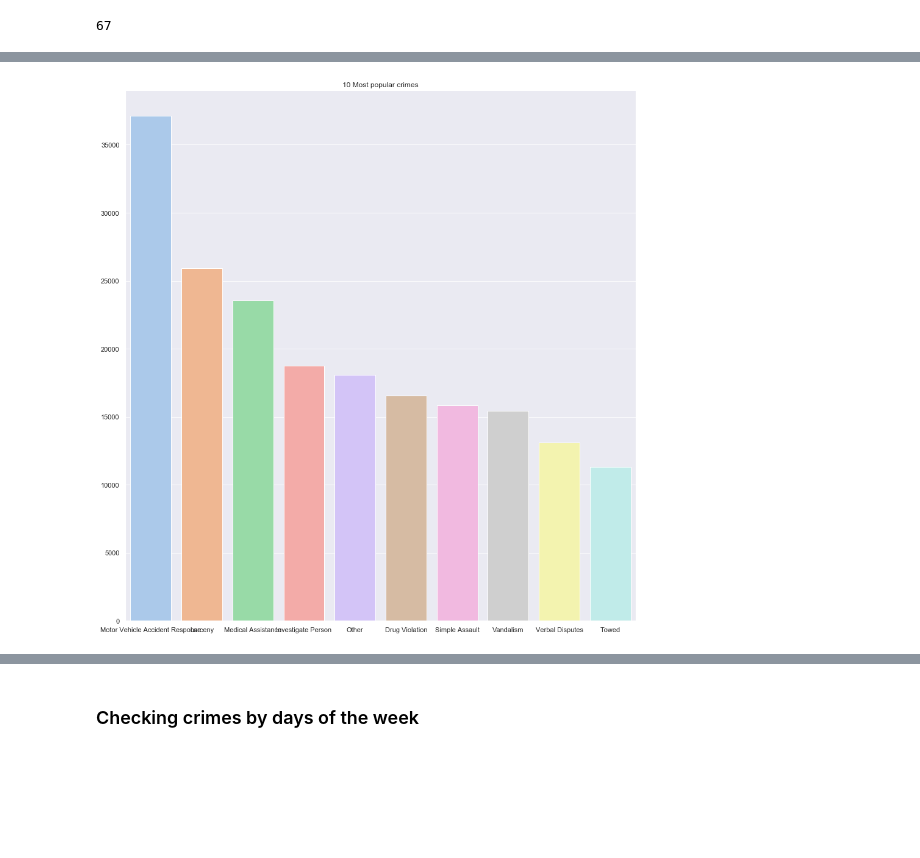
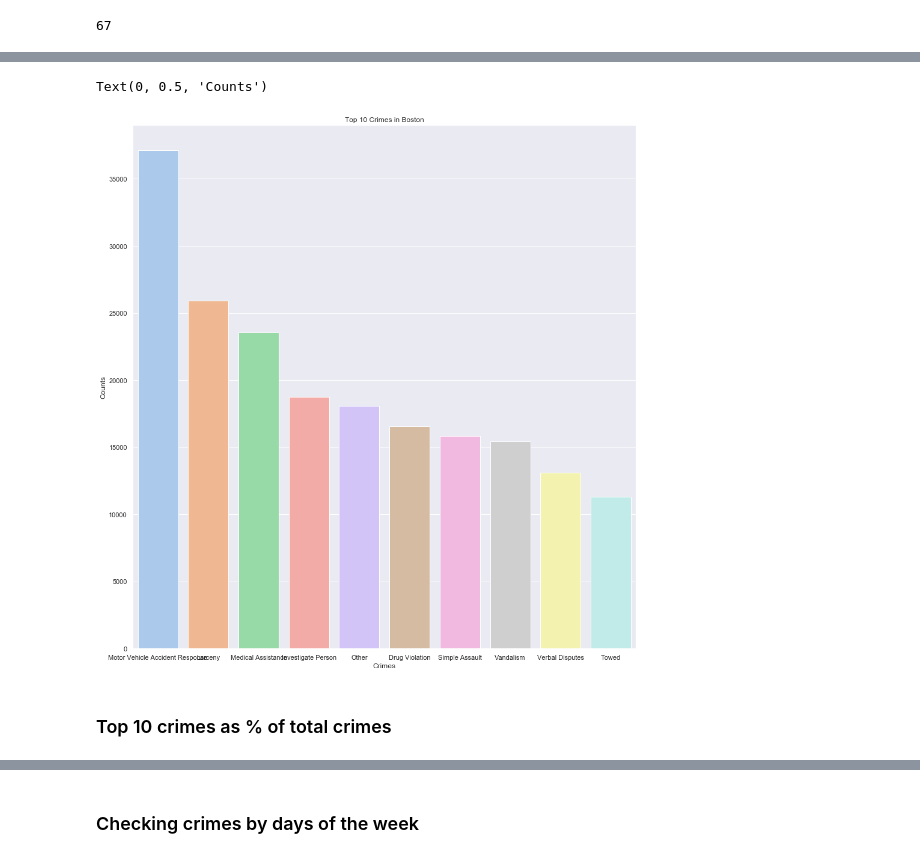
Before and after one commit to ValdemarQ/boston-crimes, a Jupyter notebook: Project 2 - Working with data, pandas & graphs.ipynb, the cells around one changed output, grey strips where cells are left out. Saved outputs shown, nothing was run; the diff lists cells and outputs as text; code cells hidden in the pictures; blank space fills up the shorter version.

Commit message:
Updated crimes as %

```diff
--- a/Project 2 - Working with data, pandas & graphs.ipynb
+++ b/Project 2 - Working with data, pandas & graphs.ipynb
@@ -64,5 +113,5 @@ offense_groups.count()
 # %% [output]
 67
 # %%
-#Reduce to top 10 crime groups
-offense_groups = offense_groups[:10]
+#What are top 10? Reduce to top 10 crime groups
+offense_groups_top10 = offense_groups[:10]
@@ -83,9 +132,14 @@ Name: OFFENSE_CODE_GROUP, dtype: int64
 # %%
 #Charting the data
 plt.figure(figsize=(15,16))
-g = sns.barplot(offense_groups.index, offense_groups.values, palette="pastel").set_title('10 Most popular crimes')
+g = sns.barplot(offense_groups_top10.index, offense_groups_top10.values, palette="pastel", ).set_title('Top 10 Crimes in Boston')
+plt.xlabel("Crimes")
+plt.ylabel("Counts")
 
 #Ideas - label charts
 #Add names on each bar
 # %% [output]
+Text(0, 0.5, 'Counts')
-[figure, old version]
+[figure, new version]
+# %% [markdown]
+### Top 10 crimes as % of total crimes
```
Also changed, not shown: parts of 20 cells of this notebook.
